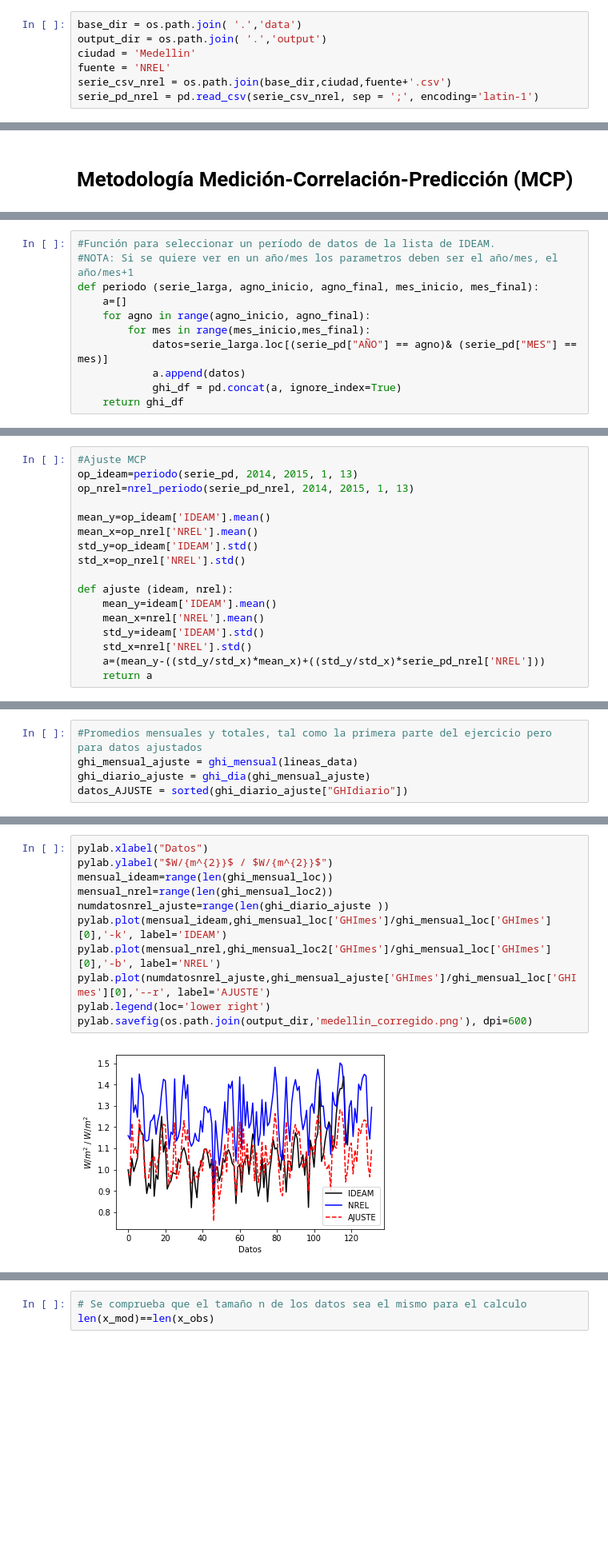
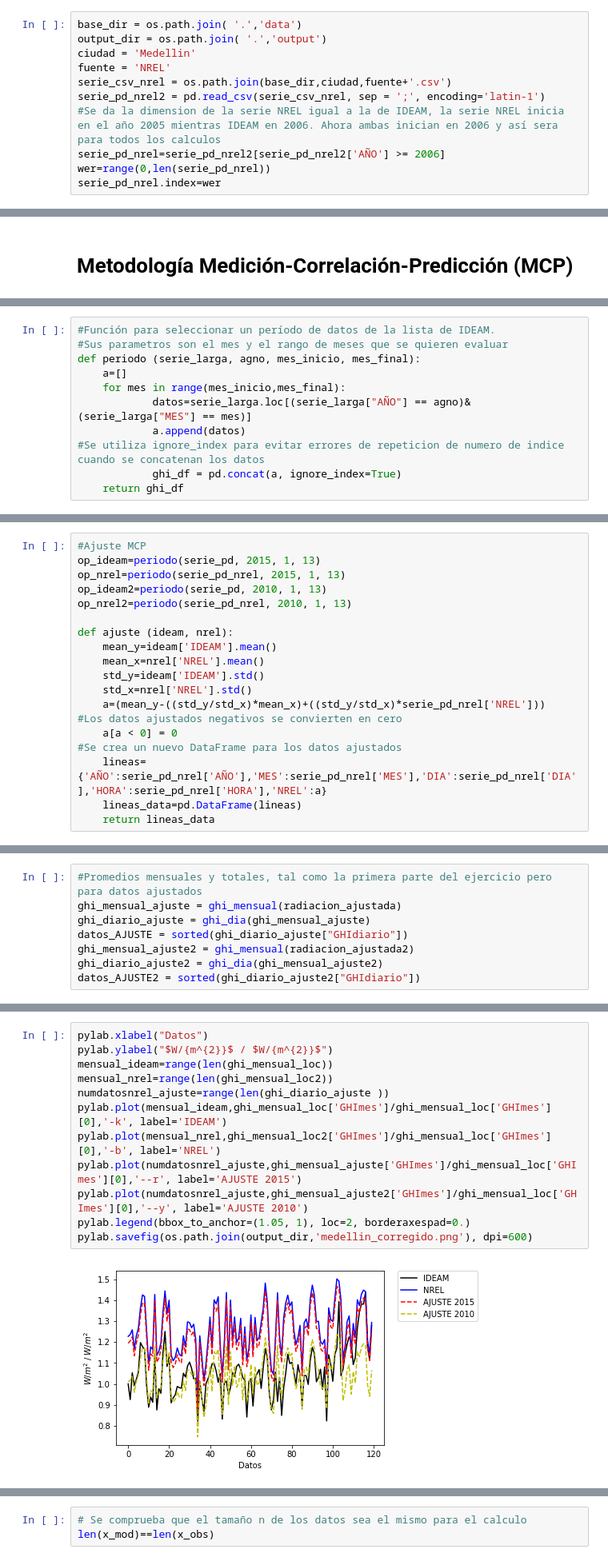
Before and after one commit to Jaimeandres97/Herramientas-Computacionales-IMEC3602, a Jupyter notebook: Taller01/Taller01.ipynb, the cells around one changed output, grey strips where cells are left out. Shown at 80% size. Drawn from its saved outputs; the diff is of its cells as text; blank space fills up the shorter version.

```diff
--- a/Taller01/Taller01.ipynb
+++ b/Taller01/Taller01.ipynb
@@ -61,4 +64,8 @@ output_dir = os.path.join( '.','output')
 ciudad = 'Medellin'
 fuente = 'NREL'
 serie_csv_nrel = os.path.join(base_dir,ciudad,fuente+'.csv')
-serie_pd_nrel = pd.read_csv(serie_csv_nrel, sep = ';', encoding='latin-1')
+serie_pd_nrel2 = pd.read_csv(serie_csv_nrel, sep = ';', encoding='latin-1')
+#Se da la dimension de la serie NREL igual a la de IDEAM, la serie NREL inicia en el año 2005 mientras IDEAM en 2006. Ahora ambas inician en 2006 y así sera para todos los calculos
+serie_pd_nrel=serie_pd_nrel2[serie_pd_nrel2['AÑO'] >= 2006]
+wer=range(0,len(serie_pd_nrel))
+serie_pd_nrel.index=wer
@@ -84,12 +100,12 @@ pylab.savefig(os.path.join(output_dir,'medellin_IDEAM.png'), dpi=600)
 # %%
 #Función para seleccionar un período de datos de la lista de IDEAM.
-#NOTA: Si se quiere ver en un año/mes los parametros deben ser el año/mes, el año/mes+1
-def periodo (serie_larga, agno_inicio, agno_final, mes_inicio, mes_final):
+#Sus parametros son el mes y el rango de meses que se quieren evaluar
+def periodo (serie_larga, agno, mes_inicio, mes_final):
     a=[]
-    for agno in range(agno_inicio, agno_final):
-        for mes in range(mes_inicio,mes_final):
-            datos=serie_larga.loc[(serie_pd["AÑO"] == agno)& (serie_pd["MES"] == mes)]
+    for mes in range(mes_inicio,mes_final):
+            datos=serie_larga.loc[(serie_larga["AÑO"] == agno)& (serie_larga["MES"] == mes)]
             a.append(datos)
+#Se utiliza ignore_index para evitar errores de repeticion de numero de indice cuando se concatenan los datos
             ghi_df = pd.concat(a, ignore_index=True)
     return ghi_df
 # %%
@@ -151,12 +155,9 @@ nrel_periodo(serie_pd_nrel, 2014, 2015, 1, 2)
 # %%
 #Ajuste MCP
-op_ideam=periodo(serie_pd, 2014, 2015, 1, 13)
-op_nrel=nrel_periodo(serie_pd_nrel, 2014, 2015, 1, 13)
-
-mean_y=op_ideam['IDEAM'].mean()
-mean_x=op_nrel['NREL'].mean()
-std_y=op_ideam['IDEAM'].std()
-std_x=op_nrel['NREL'].std()
+op_ideam=periodo(serie_pd, 2015, 1, 13)
+op_nrel=periodo(serie_pd_nrel, 2015, 1, 13)
+op_ideam2=periodo(serie_pd, 2010, 1, 13)
+op_nrel2=periodo(serie_pd_nrel, 2010, 1, 13)
 
 def ajuste (ideam, nrel):
     mean_y=ideam['IDEAM'].mean()
@@ -164,7 +165,12 @@ def ajuste (ideam, nrel):
     std_y=ideam['IDEAM'].std()
     std_x=nrel['NREL'].std()
     a=(mean_y-((std_y/std_x)*mean_x)+((std_y/std_x)*serie_pd_nrel['NREL']))
-    return a
+#Los datos ajustados negativos se convierten en cero
+    a[a < 0] = 0
+#Se crea un nuevo DataFrame para los datos ajustados
+    lineas={'AÑO':serie_pd_nrel['AÑO'],'MES':serie_pd_nrel['MES'],'DIA':serie_pd_nrel['DIA'],'HORA':serie_pd_nrel['HORA'],'NREL':a}
+    lineas_data=pd.DataFrame(lineas)
+    return lineas_data
 # %%
 #Datos de radiacion ajustados
 radiacion_ajustada=ajuste(op_ideam, op_nrel)
@@ -214,5 +178,8 @@ lineas_data
 # %%
 #Promedios mensuales y totales, tal como la primera parte del ejercicio pero para datos ajustados
-ghi_mensual_ajuste = ghi_mensual(lineas_data)
+ghi_mensual_ajuste = ghi_mensual(radiacion_ajustada)
 ghi_diario_ajuste = ghi_dia(ghi_mensual_ajuste)
 datos_AJUSTE = sorted(ghi_diario_ajuste["GHIdiario"])
+ghi_mensual_ajuste2 = ghi_mensual(radiacion_ajustada2)
+ghi_diario_ajuste2 = ghi_dia(ghi_mensual_ajuste2)
+datos_AJUSTE2 = sorted(ghi_diario_ajuste2["GHIdiario"])
@@ -219,13 +188,14 @@ datos_AJUSTE = sorted(ghi_diario_ajuste["GHIdiario"])
 # %%
 pylab.xlabel("Datos")
 pylab.ylabel("$W/{m^{2}}$ / $W/{m^{2}}$")
 mensual_ideam=range(len(ghi_mensual_loc))
 mensual_nrel=range(len(ghi_mensual_loc2))
 numdatosnrel_ajuste=range(len(ghi_diario_ajuste ))
 pylab.plot(mensual_ideam,ghi_mensual_loc['GHImes']/ghi_mensual_loc['GHImes'][0],'-k', label='IDEAM')
 pylab.plot(mensual_nrel,ghi_mensual_loc2['GHImes']/ghi_mensual_loc['GHImes'][0],'-b', label='NREL')
-pylab.plot(numdatosnrel_ajuste,ghi_mensual_ajuste['GHImes']/ghi_mensual_loc['GHImes'][0],'--r', label='AJUSTE')
-pylab.legend(loc='lower right')
+pylab.plot(numdatosnrel_ajuste,ghi_mensual_ajuste['GHImes']/ghi_mensual_loc['GHImes'][0],'--r', label='AJUSTE 2015')
+pylab.plot(numdatosnrel_ajuste,ghi_mensual_ajuste2['GHImes']/ghi_mensual_loc['GHImes'][0],'--y', label='AJUSTE 2010')
+pylab.legend(bbox_to_anchor=(1.05, 1), loc=2, borderaxespad=0.)
 pylab.savefig(os.path.join(output_dir,'medellin_corregido.png'), dpi=600)
 # %% [output]
-[figure, old version]
+[figure, new version]
```
Also changed, not shown: parts of 41 cells of this notebook.
